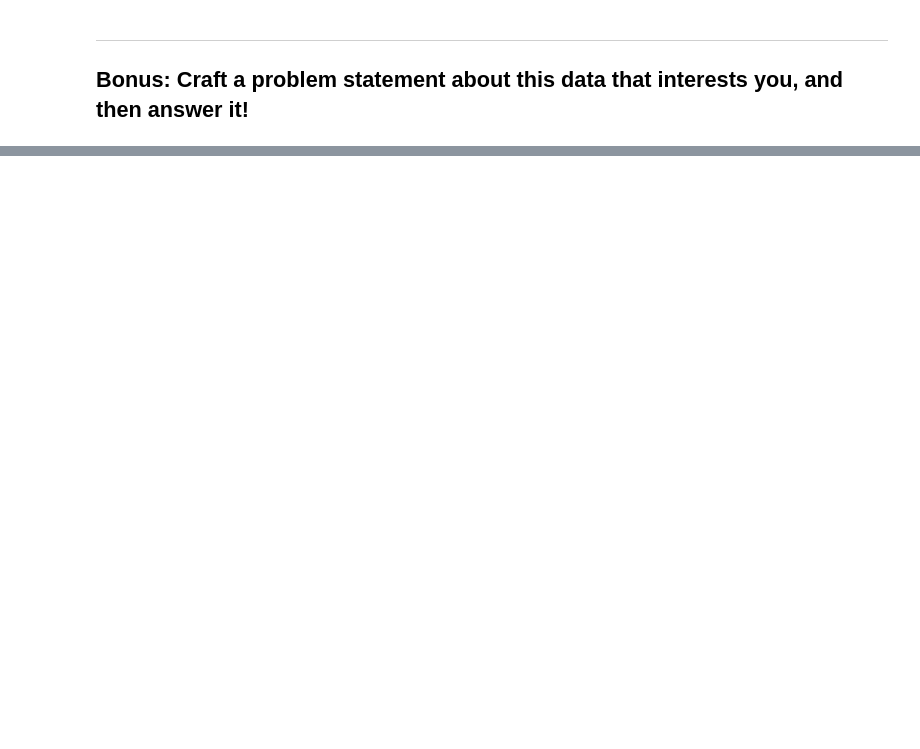
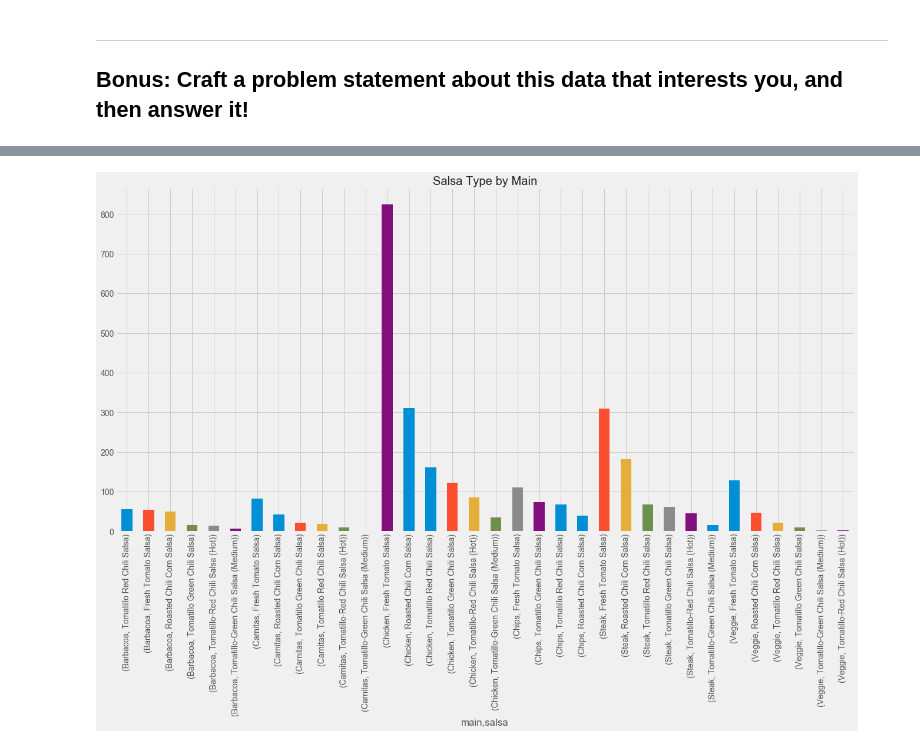
Before and after one commit to timsturges/GA_DS, a Jupyter notebook: homework/Unit2/project-eda-chipotle.ipynb, the cells around one changed output, grey strips where cells are left out. Drawn from its saved outputs; the diff is of its cells as text; code cells hidden in the pictures; blank space fills up the shorter version.

```diff
--- a/homework/Unit2/project-eda-chipotle.ipynb
+++ b/homework/Unit2/project-eda-chipotle.ipynb
@@ -108,0 +285,16 @@ Optional: Learn how to use `.defaultdict()` to simplify your code.
+# %%
+df['salsa'] = df['choice_description'].fillna('nada').apply(lambda x: item_from(x, unique_salsa))
+# %%
+df['salsa2'] = df['item_name'].apply(lambda x: item_from(x, unique_salsa))
+# %%
+df['salsa'] = df['salsa'].fillna(df['salsa2'])
+# %%
+df.drop('salsa2',
+        axis = 1,
+        inplace = True)
+# %%
+df.groupby('main')['salsa'].value_counts().plot(kind = 'bar',
+                                                figsize = (20,10),
+                                                title = "Salsa Type by Main");
+# %% [output]
+[figure, added]
```
Also changed, not shown: parts of 46 cells of this notebook.
